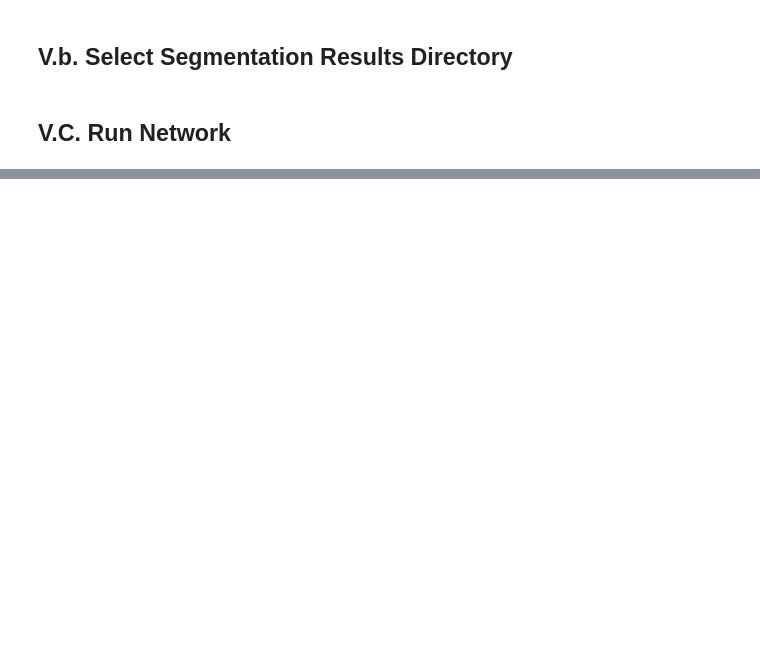
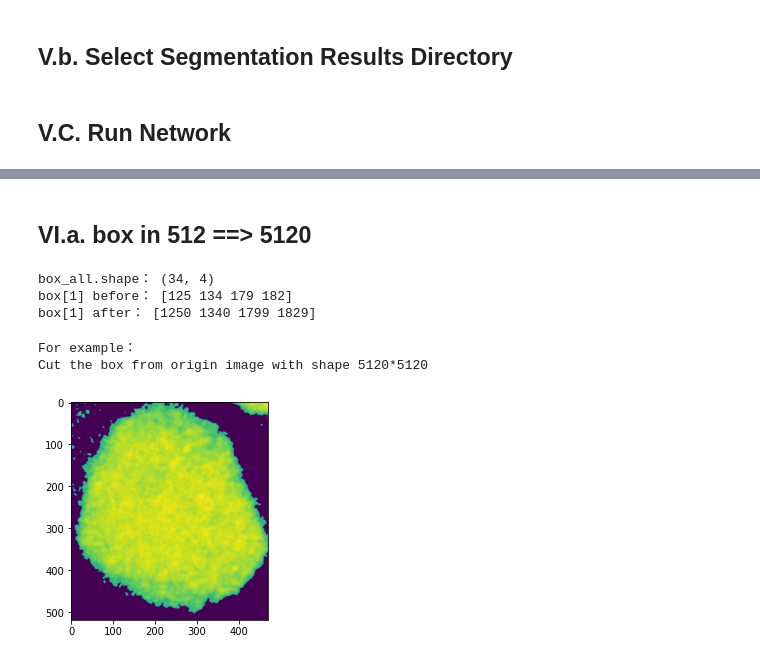
Before and after one commit to DDDog-WANG/Telescope-cell-image-recognition, a Jupyter notebook: Segmentation/MaskRCNN_testonly.ipynb, the cells around one changed output, grey strips where cells are left out. Cells and saved outputs as stored; diff of their text form; code cells hidden in the pictures; blank space fills up the shorter version.

Commit message:
maskrcnn code, box and mask

```diff
--- a/Segmentation/MaskRCNN_testonly.ipynb
+++ b/Segmentation/MaskRCNN_testonly.ipynb
@@ -424,17 +399,17 @@ class NucleusConfig(Config):
     # then 0.5 is the minimum anyway as it picks between nucleus and BG
     #@markdown
     #@markdown ### **D. Confidence Threshold for Target Detection**
-    DETECTION_MIN_CONFIDENCE = 0.1 #@param {type:"number"}
+    DETECTION_MIN_CONFIDENCE = DETECTION_MIN_CONFIDENCE #@param {type:"number"}
 
     #@markdown
     #@markdown ### **E. Testing Non Maximum Suppression (NMS) Threshold**
-    DETECTION_NMS_THRESHOLD = 0.3 #@param {type:"number"}
+    DETECTION_NMS_THRESHOLD = DETECTION_NMS_THRESHOLD #@param {type:"number"}
 
     # Non-max suppression threshold to filter RPN proposals.
     # You can increase this during training to generate more propsals.
     #@markdown
     #@markdown ### **F. Training RPN NMS Threshold**
-    RPN_NMS_THRESHOLD = 0.7 #@param {type:"number"}
+    RPN_NMS_THRESHOLD = RPN_NMS_THRESHOLD #@param {type:"number"}
 
     # Backbone network architecture
     # Supported values are: resnet50, resnet101
@@ -638,7 +623,7 @@ def detect(model, dataset_dir, subset):
 
     ### b. Results Output Folder Name
     #submit_dir = 'Tissue_Nucleus'  + '_' +  loc_dt.strftime('%Y-%m-%d_%H:%M:%S_%Z%z')
-    submit_dir = "Denoise_1_488"+loc_dt.strftime('%Y-%m-%d_%H:%M:%S_%Z%z') #@param {type: "raw"}
+    submit_dir = "Denoise_1_488_"+loc_dt.strftime('%Y-%m-%d_%H:%M:%S_%Z%z') #@param {type: "raw"}
     submit_dir = os.path.join(RESULTS_DIR, submit_dir)
     mask_dir = submit_dir + "/masks"
     if not os.path.exists(mask_dir):
@@ -831,24 +818,19 @@ def mask_to_rle(image_id, mask, scores):
 # %%
 Weights = "Storm_Cell"
 # %%
-ROOT_DIR = "./root/Mask_RCNN/"
-
-if not os.path.exists("./root/Weight"):
-    os.mkdir("./root/Weight")
-
 #Change weight paths if different.
 if Weights == "coco":
-    weights_path = './weights/mask_rcnn_coco.h5'
+    weights_path = '../../Datasets/weights/mask_rcnn_coco.h5'
 elif Weights == "imagenet":
     weights_path = model.get_imagenet_weights()
 elif Weights == "Kaggle":
-    weights_path = './weights/mask_rcnn_kaggle_v1.h5'
+    weights_path = '../../Datasets/weights/mask_rcnn_kaggle_v1.h5'
 elif Weights == "Storm_Tissue":
-    weights_path = './weights/mask_rcnn_nucleus_tissue.h5'
+    weights_path = '../../Datasets/weights/mask_rcnn_nucleus_tissue.h5'
 elif Weights == "Storm_Cell":
-    weights_path = './weights/mask_rcnn_nucleus_cell.h5'
+    weights_path = '../../Datasets/weights/mask_rcnn_nucleus_cell.h5'
 elif Weights == "Select":
-    weights_path = './weights/select_weight.h5'
+    weights_path = '../../Datasets/weights/select_weight.h5'
 # %%
 %pwd
 # %% [output]
@@ -921,0 +894,29 @@ SyntaxError: ignored
+# %% [markdown]
+## VI.a. box in 512 ==> 5120
+# %%
+# box in 512 ==> 5120
+box_all=[]
+for x in range(r['rois'].shape[0]):
+    box_all.append([r['rois'][x][0]*10, r['rois'][x][1]*10, (r['rois'][x][2]+1)*10-1, (r['rois'][x][3]+1)*10-1])
+box_all = np.array(box_all)
+print("box_all.shape：", box_all.shape)
+print("box[1] before：", r['rois'][1])
+print("box[1] after：", box_all[1])
+print("")
+# %% [output]
+box_all.shape： (34, 4)
+box[1] before： [125 134 179 182]
+box[1] after： [1250 1340 1799 1829]
+# %%
+# ** For example **
+print("For example：")
+print("Cut the box from origin image with shape 5120*5120")
+img = cv2.imread(image_path)
+img = cv2.cvtColor(img, cv2.COLOR_BGR2GRAY)
+img_box = img[box_all[11][0]:box_all[11][2], box_all[11][1]:box_all[11][3]]
+plt.imshow(img_box)
+plt.show()
+# %% [output]
+For example：
+Cut the box from origin image with shape 5120*5120
+[figure, added]
```
Also changed, not shown: parts of 38 cells of this notebook, 29 other files.
